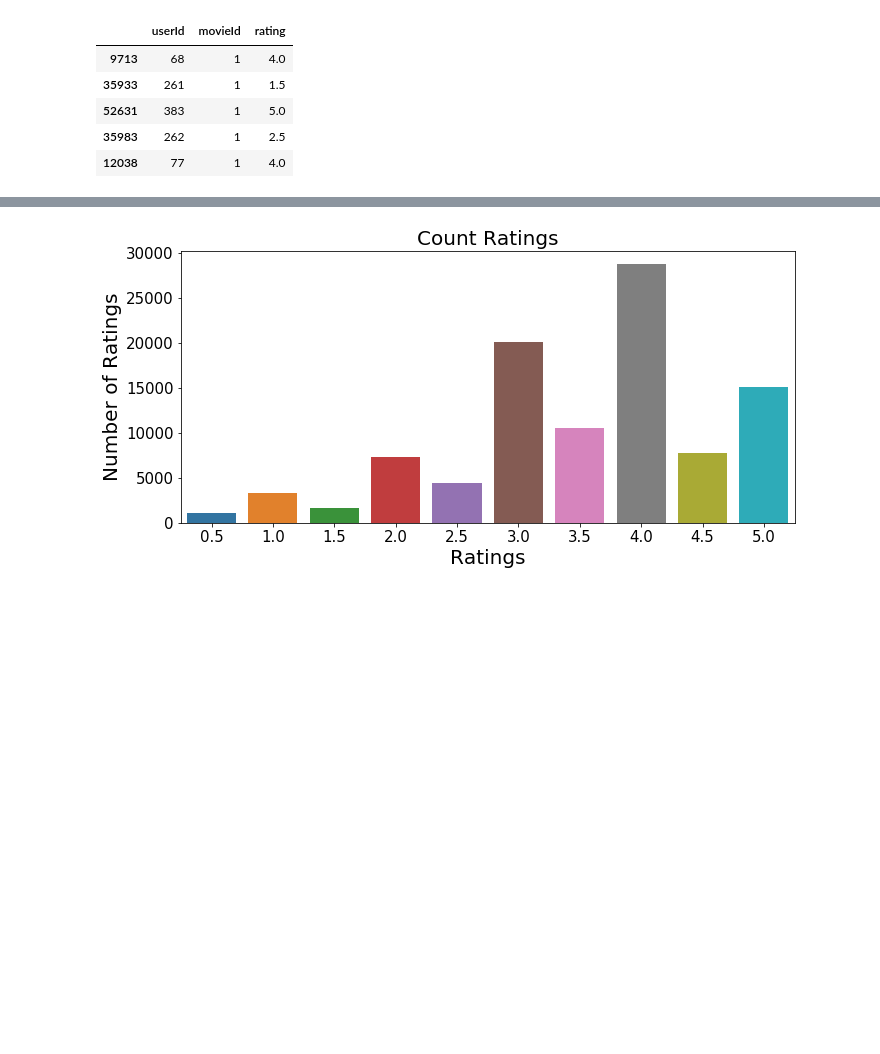
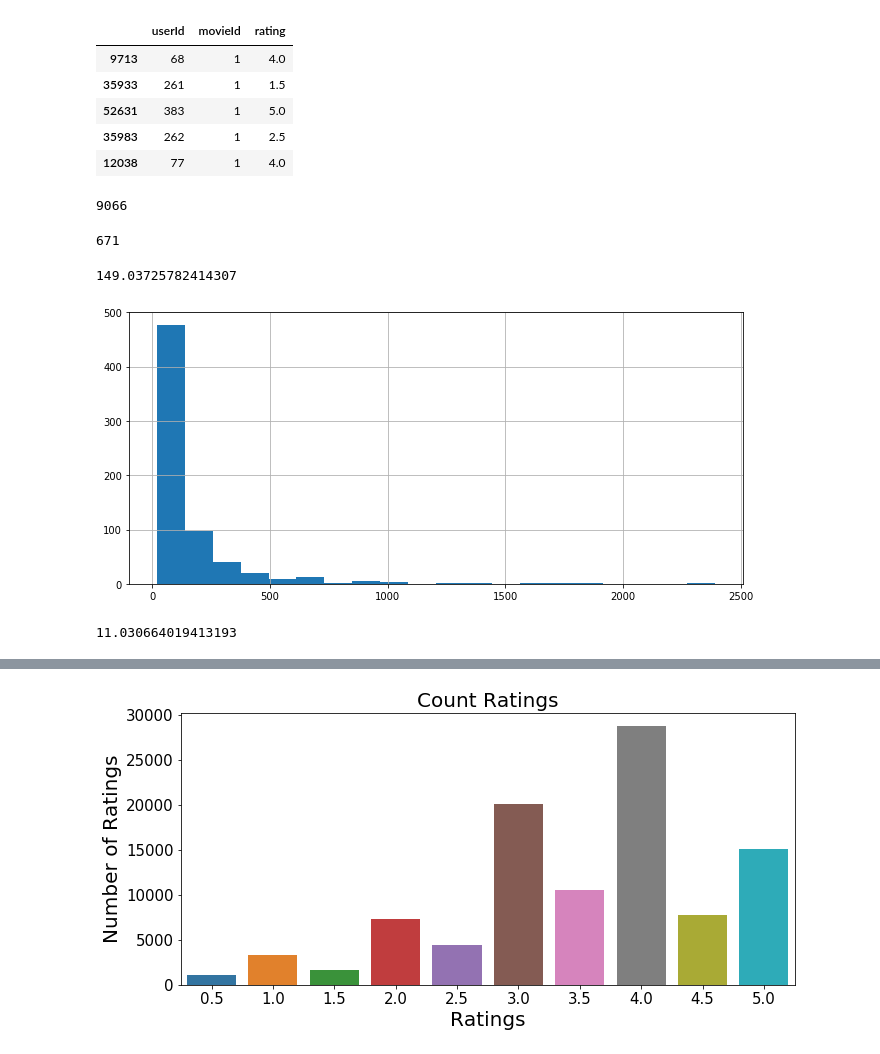
Before and after one commit to carlosgeovany/MachineLearning, a Jupyter notebook: RecommenderSystem.ipynb, the cells around one changed output, grey strips where cells are left out. Cells and saved outputs as stored; diff of their text form; code cells hidden in the pictures; blank space fills up the shorter version.

Commit message:
add distribution plots

```diff
--- a/RecommenderSystem.ipynb
+++ b/RecommenderSystem.ipynb
@@ -106,3 +107,31 @@ ratings.head()
 | 52631 | 383 | 1 | 5.0 |
 | 35983 | 262 | 1 | 2.5 |
 | 12038 | 77 | 1 | 4.0 |
+# %%
+## Number of movies
+len(ratings['movieId'].unique())
+# %% [output]
+9066
+# %%
+## Number of users
+len(ratings['userId'].unique())
+# %% [output]
+671
+# %%
+## Average number of movies rated per user
+ratings_per_user = ratings.groupby('userId')['rating'].count()
+statistics.mean(ratings_per_user.tolist())
+# %% [output]
+149.03725782414307
+# %%
+## Distribution of ratings per user
+plt.figure(figsize = (11, 5))
+ratings_per_user.hist(bins=20)
+plt.show()
+# %% [output]
+[figure, added]
+# %%
+ratings_per_movie = ratings.groupby('movieId')['rating'].count()
+statistics.mean(ratings_per_movie.tolist())
+# %% [output]
+11.030664019413193
```
Also changed, not shown: parts of 4 cells of this notebook.
